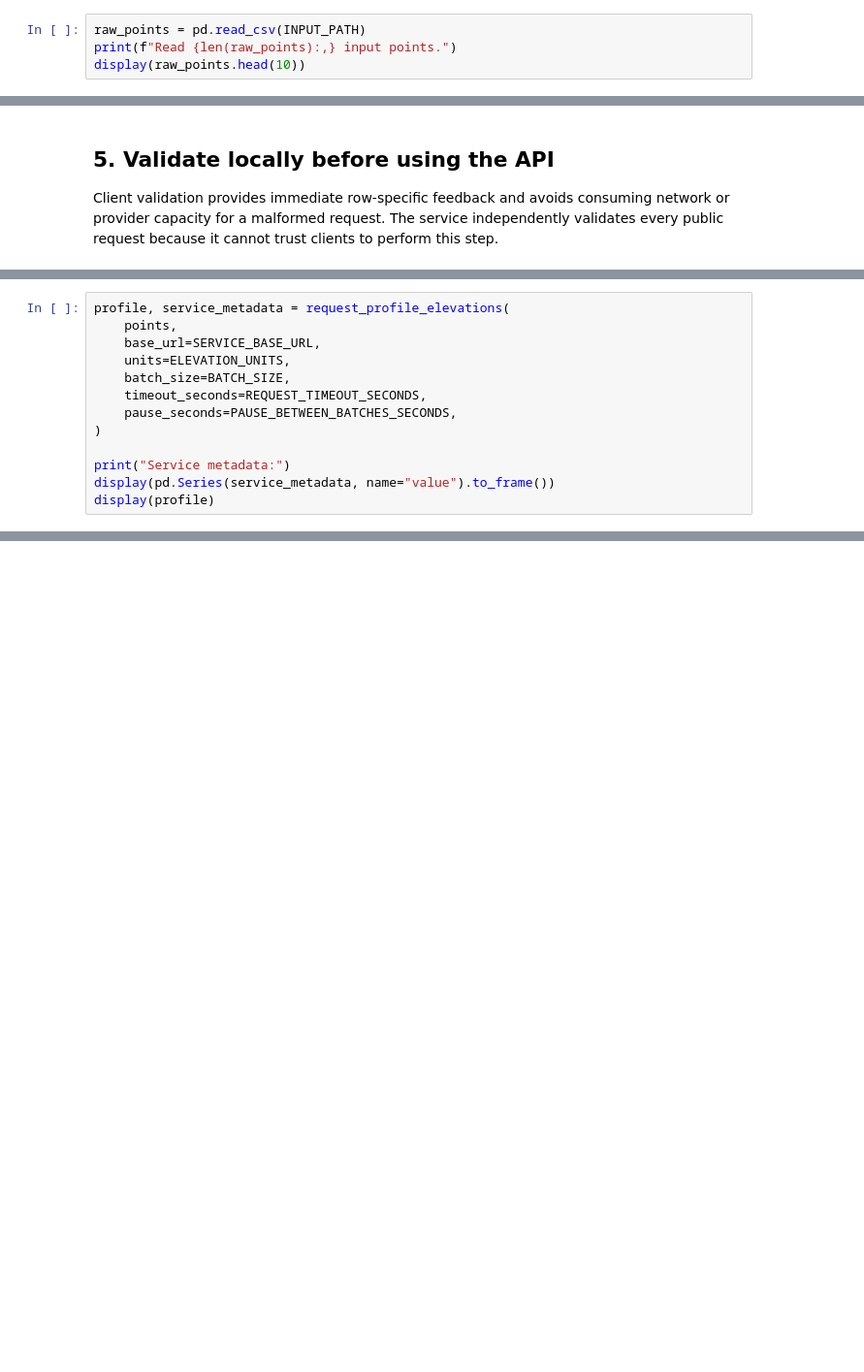
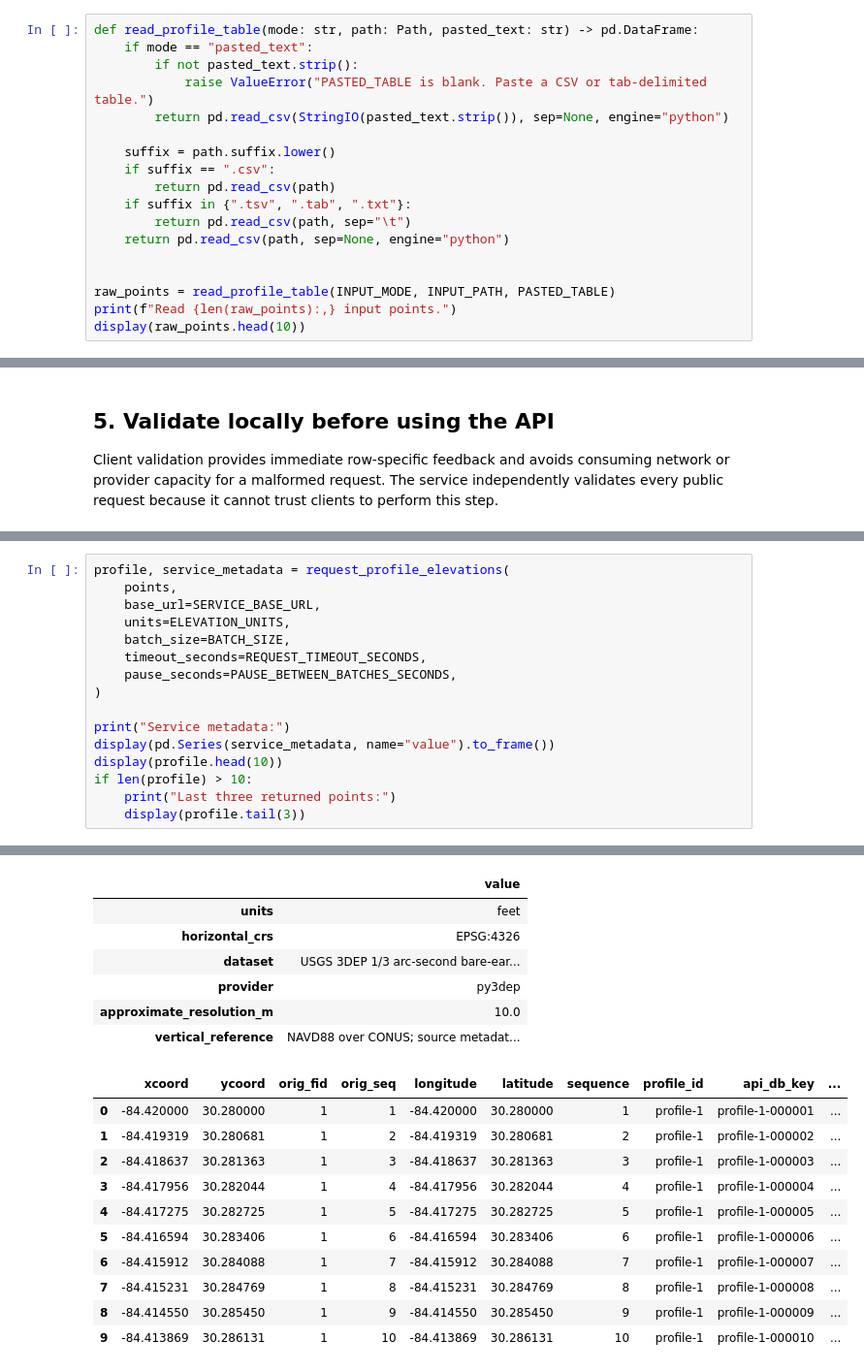
Before and after one commit to lesterw53679/lcg-usgs-3dep-elevation-service, a Jupyter notebook: notebooks/topographic_profile.ipynb, the cells around one changed output, grey strips where cells are left out. Shown at 97% size. Cells and saved outputs as stored; diff of their text form; blank space fills up the shorter version.

```diff
--- a/notebooks/topographic_profile.ipynb
+++ b/notebooks/topographic_profile.ipynb
@@ -83,6 +104,20 @@ Required columns are `db_key`, `latitude`, and `longitude`. A numeric `sequence`
 
 The included Florida profile is synthetic test data, not a surveyed alignment.
 # %%
-raw_points = pd.read_csv(INPUT_PATH)
+def read_profile_table(mode: str, path: Path, pasted_text: str) -> pd.DataFrame:
+    if mode == "pasted_text":
+        if not pasted_text.strip():
+            raise ValueError("PASTED_TABLE is blank. Paste a CSV or tab-delimited table.")
+        return pd.read_csv(StringIO(pasted_text.strip()), sep=None, engine="python")
+
+    suffix = path.suffix.lower()
+    if suffix == ".csv":
+        return pd.read_csv(path)
+    if suffix in {".tsv", ".tab", ".txt"}:
+        return pd.read_csv(path, sep="\t")
+    return pd.read_csv(path, sep=None, engine="python")
+
+
+raw_points = read_profile_table(INPUT_MODE, INPUT_PATH, PASTED_TABLE)
 print(f"Read {len(raw_points):,} input points.")
 display(raw_points.head(10))
@@ -255,4 +495,8 @@ profile, service_metadata = request_profile_elevations(
 
 print("Service metadata:")
 display(pd.Series(service_metadata, name="value").to_frame())
-display(profile)
+display(profile.head(10))
+if len(profile) > 10:
+    print("Last three returned points:")
+    display(profile.tail(3))
+# %% [output]
@@ -258,0 +508,18 @@ display(profile)
+|  | value |
+| units | feet |
+| horizontal_crs | EPSG:4326 |
+| dataset | USGS 3DEP 1/3 arc-second bare-ear... |
+| provider | py3dep |
+| approximate_resolution_m | 10.0 |
+| vertical_reference | NAVD88 over CONUS; source metadat... |
+|  | xcoord | ycoord | orig_fid | orig_seq | longitude | latitude | sequence | profile_id | api_db_key | ... |
+| 0 | -84.420000 | 30.280000 | 1 | 1 | -84.420000 | 30.280000 | 1 | profile-1 | profile-1-000001 | ... |
+| 1 | -84.419319 | 30.280681 | 1 | 2 | -84.419319 | 30.280681 | 2 | profile-1 | profile-1-000002 | ... |
+| 2 | -84.418637 | 30.281363 | 1 | 3 | -84.418637 | 30.281363 | 3 | profile-1 | profile-1-000003 | ... |
+| 3 | -84.417956 | 30.282044 | 1 | 4 | -84.417956 | 30.282044 | 4 | profile-1 | profile-1-000004 | ... |
+| 4 | -84.417275 | 30.282725 | 1 | 5 | -84.417275 | 30.282725 | 5 | profile-1 | profile-1-000005 | ... |
+| 5 | -84.416594 | 30.283406 | 1 | 6 | -84.416594 | 30.283406 | 6 | profile-1 | profile-1-000006 | ... |
+| 6 | -84.415912 | 30.284088 | 1 | 7 | -84.415912 | 30.284088 | 7 | profile-1 | profile-1-000007 | ... |
+| 7 | -84.415231 | 30.284769 | 1 | 8 | -84.415231 | 30.284769 | 8 | profile-1 | profile-1-000008 | ... |
+| 8 | -84.414550 | 30.285450 | 1 | 9 | -84.414550 | 30.285450 | 9 | profile-1 | profile-1-000009 | ... |
+| 9 | -84.413869 | 30.286131 | 1 | 10 | -84.413869 | 30.286131 | 10 | profile-1 | profile-1-000010 | ... |
```
Also changed, not shown: parts of 22 cells of this notebook, 1 other file.
